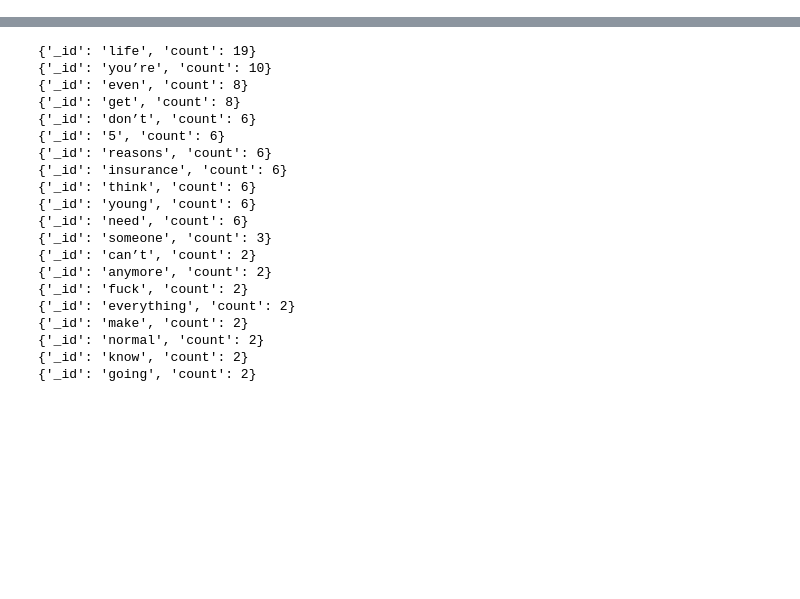
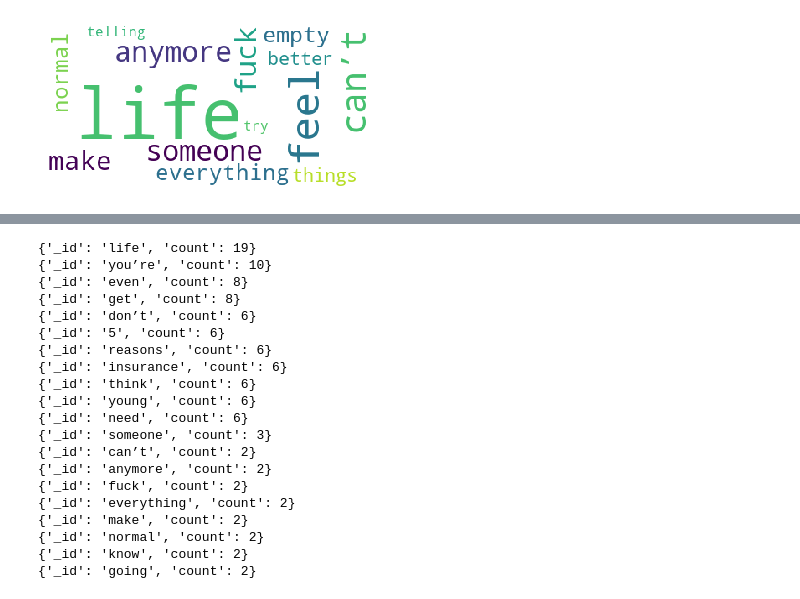
Before and after one commit to makalaaneesh/hapPy, a Jupyter notebook: bot/scratch.ipynb, the cells around one changed output, grey strips where cells are left out. Saved outputs shown, nothing was run; the diff lists cells and outputs as text; code cells hidden in the pictures; blank space fills up the shorter version.

```diff
--- a/bot/scratch.ipynb
+++ b/bot/scratch.ipynb
@@ -0,0 +4,15 @@
+# %%
+word_count = {'feel': 11,
+ 'empty': 3,
+ 'telling': 1,
+ 'someone': 5,
+ 'can’t': 8,
+ 'life': 67,
+ 'anymore': 5,
+ 'fuck': 5,
+ 'everything': 3,
+ 'try': 1,
+ 'make': 4,
+ 'things': 2,
+ 'better': 2,
+ 'normal': 3}
@@ -0,0 +21,4 @@
+# %%
+wc_class = wordcloud.WordCloud(background_color='white')
+
+wc = wc_class.generate_from_frequencies(word_count)
@@ -0,0 +42,6 @@
+# %%
+plt.imshow(wc.to_image())
+plt.axis("off")
+plt.show()
+# %% [output]
+[figure, added]
```
Also changed, not shown: parts of 7 cells of this notebook, 20 other files.
